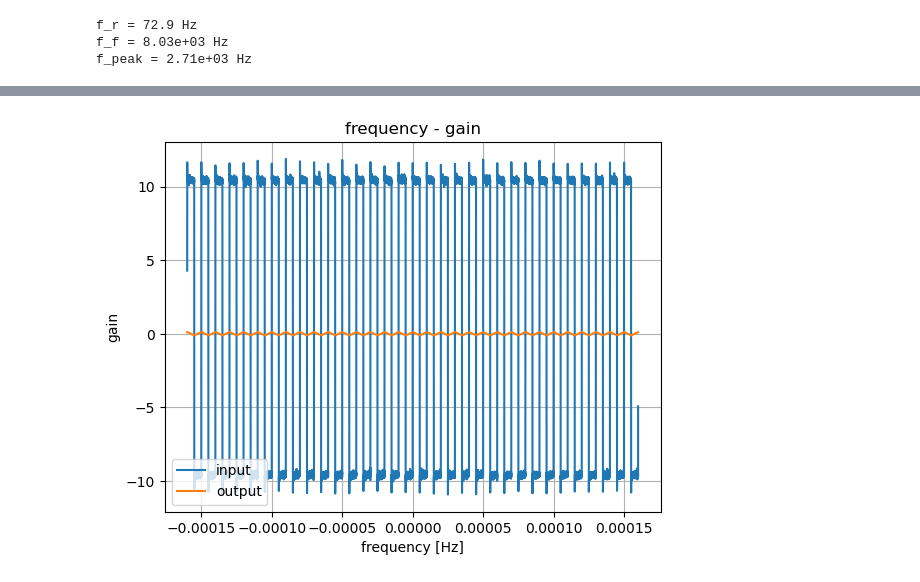
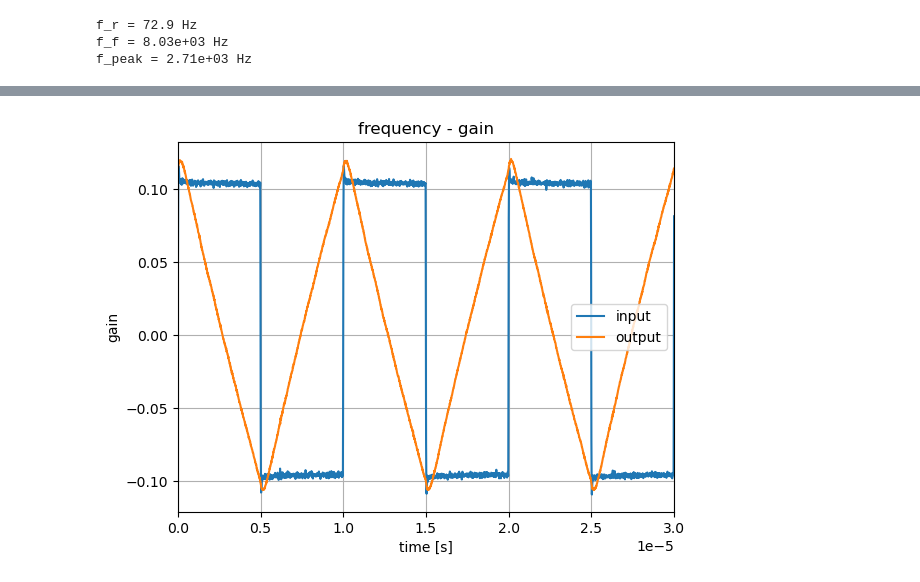
Before and after one commit to uzumibi/A2, a Jupyter notebook: 7-1.ipynb, the cells around one changed output, grey strips where cells are left out. Drawn from its saved outputs; the diff is of its cells as text; code cells hidden in the pictures.

```diff
--- a/7-1.ipynb
+++ b/7-1.ipynb
@@ -280,11 +327,11 @@ axstg.apply_axes(ax)
 # %%
 #方形波 積分領域
 integral = pd.read_csv("2_osc_derv_200mVpp_100kHz.csv")
 fig = plt.figure()
 ax = fig.add_subplot(111)
-axstg = AxesSetting(legend=True, xlabel="frequency [Hz]", ylabel="gain", grid="both",title="frequency - gain")
-ax.plot(integral["freq"], integral["CH1"]*100, label="input")
+axstg = AxesSetting(legend=True, xlim=(0,3e-5),xlabel="time [s]", ylabel="gain", grid="both",title="frequency - gain")
+ax.plot(integral["freq"], integral["CH1"], label="input")
 ax.plot(integral["freq"], integral["CH2"], label="output")
 axstg.apply_axes(ax)
 # %% [output]
-[figure, old version]
+[figure, new version]
```
Also changed, not shown: parts of 14 cells of this notebook, 1 other file.
